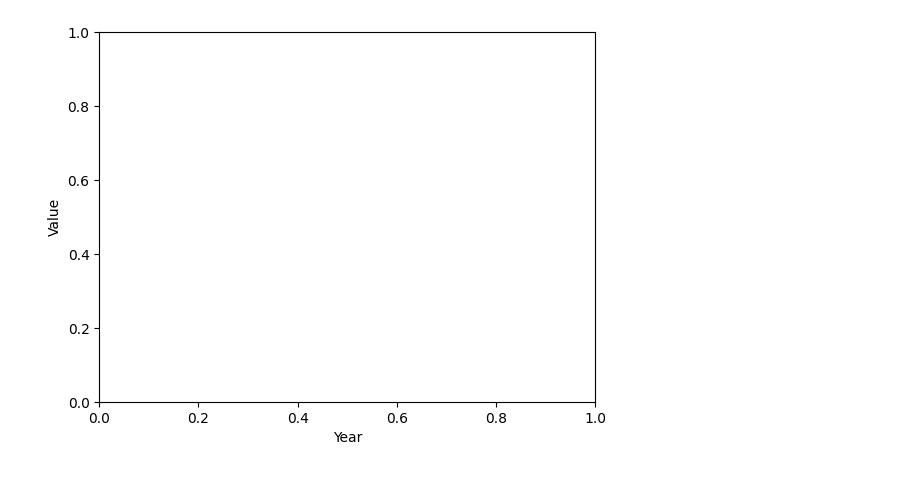
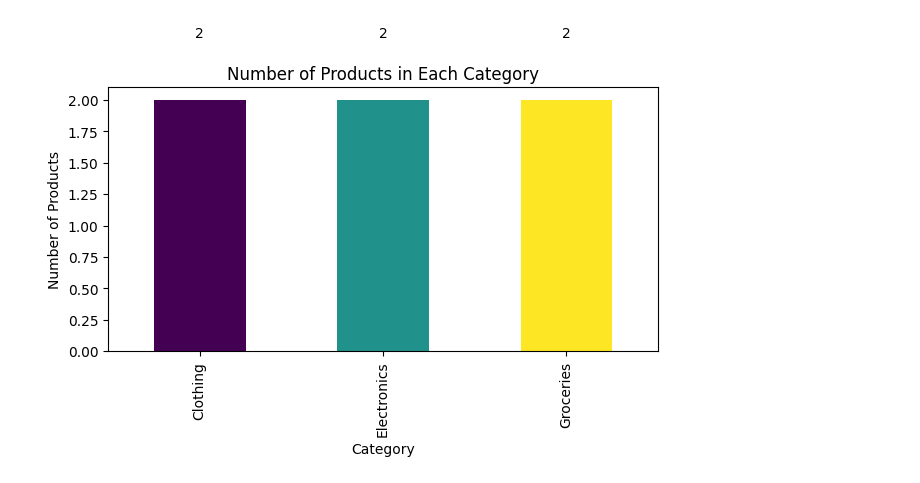
Before and after one commit to Peshp/Python-playground, a Jupyter notebook: Pandas/Notebooks/analyz_bussiness.ipynb, the cells around one changed output. Saved outputs shown, nothing was run; the diff lists cells and outputs as text; code cells hidden in the pictures.

```diff
--- a/Pandas/Notebooks/analyz_bussiness.ipynb
+++ b/Pandas/Notebooks/analyz_bussiness.ipynb
@@ -26,8 +27,27 @@ plt.show()
 # %%
 
+data = {
+    'Category': ['Electronics', 'Electronics', 'Clothing', 'Clothing', 'Groceries', 'Groceries'],
+    'Product': ['Laptop', 'Smartphone', 'Shirt', 'Pants', 'Fruits', 'Vegetables'],
+    'Count': [100, 150, 200, 120, 300, 180]  # Number of products available
+}
 
+df = pd.DataFrame(data)
 
+category_counts = df.groupby('Category')['Product'].count()
 
+fig, ax = plt.subplots()
+
+colors = plt.cm.viridis(np.linspace(0, 1, len(category_counts)))
+category_counts.plot(kind='bar', ax=ax, color=colors)
+ax.set_title("Number of Products in Each Category")
+ax.set_ylabel("Number of Products")
+ax.set_xlabel("Category")
+
+for i, count in enumerate(category_counts):
+    ax.text(i, count + 0.5, str(count), ha='center')
+
+plt.tight_layout()
 plt.show()
 # %% [output]
-[figure, old version]
+[figure, new version]
```
Also changed, not shown: parts of 2 cells of this notebook, 3 other files.
